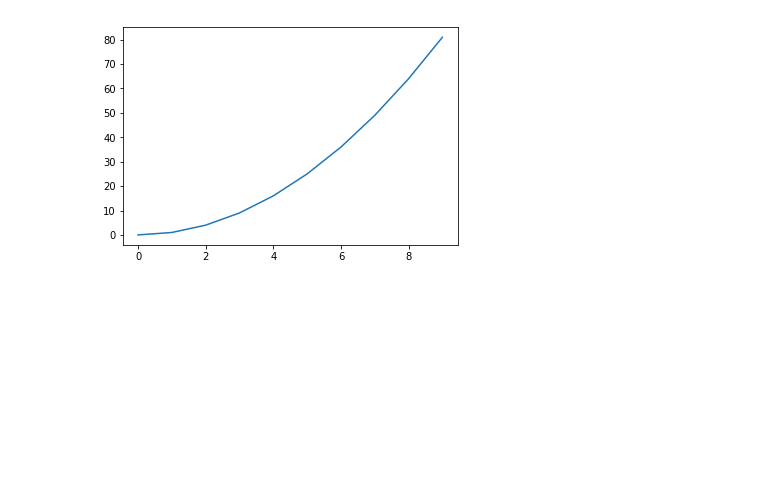
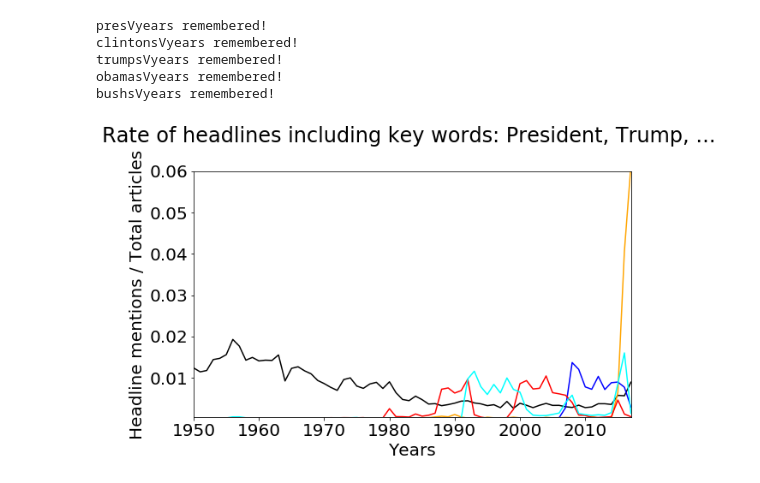
Before and after one commit to mrware91/nyt_api_analysis_tools, a Jupyter notebook: Figure 2.ipynb, the cells around one changed output. Saved outputs shown, nothing was run; the diff lists cells and outputs as text; code cells hidden in the pictures; blank space fills up the shorter version.

Commit message:
Fig2: Rate of word mentions in headline

```diff
--- a/Figure 2.ipynb
+++ b/Figure 2.ipynb
@@ -1,9 +1,56 @@
-# %%
-import matplotlib.pyplot as plt
-import numpy as np
-
-x=np.arange(10)
-plt.plot(x,np.power(x,2))
-plt.show()
-# %% [output]
-[figure, removed]
+# %%
+from NYTAnalysis import *
+font = {'family' : 'normal',
+        'weight':'normal',
+        'size'   : 20}
+
+plt.rc('font', **font)
+
+presVyears=load_obj('presVyears')
+years=presVyears['Years']
+pres=presVyears['President']
+
+
+clintonsVyears=load_obj('clintonsVyears')
+clinton=clintonsVyears['Clinton']
+
+trumpsVyears=load_obj('trumpsVyears')
+trump=trumpsVyears['Trump']
+
+obamasVyears=load_obj('obamasVyears')
+obama=obamasVyears['Obama']
+
+bushsVyears=load_obj('bushsVyears')
+bush=bushsVyears['Bush']
+
+# plt.plot(years,meds)
+# plt.plot(years,tots)
+# plt.show()
+plt.close()
+
+fig, ax1 = plt.subplots()
+plt.title('Rate of headlines including key words: President, Trump, ... \n')
+fig.set_size_inches(10,6)
+t = years
+ax1.plot(t, pres, 'k-')
+ax1.plot(t, trump, '-',color='orange')
+ax1.plot(t, obama, '-',color='blue')
+ax1.plot(t, bush, '-',color='red')
+ax1.plot(t, clinton, '-',color='aqua')
+ax1.set_xlabel('Years')
+# Make the y-axis label, ticks and tick labels match the line color.
+ax1.set_ylabel('Headline mentions / Total articles', color='k')
+ax1.tick_params('y', colors='k')
+
+
+ax1.set_xlim([1950, 2017])
+ax1.set_ylim([0.0005, .06])
+fig.tight_layout()
+plt.show()
+# %% [output]
+presVyears remembered!
+clintonsVyears remembered!
+trumpsVyears remembered!
+obamasVyears remembered!
+bushsVyears remembered!
+[figure, added]
```
Also changed, not shown: parts of 1 cell of this notebook, 2 other files.
